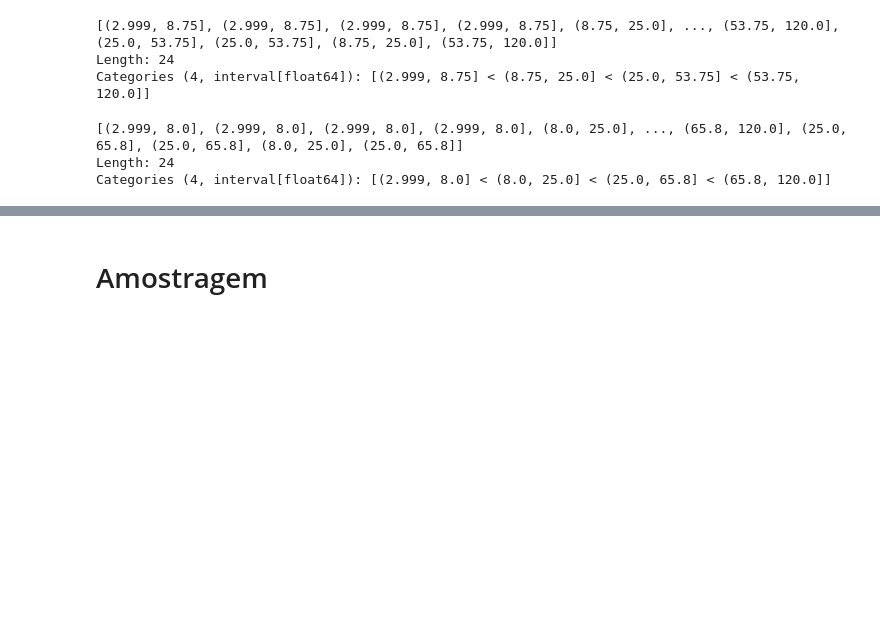
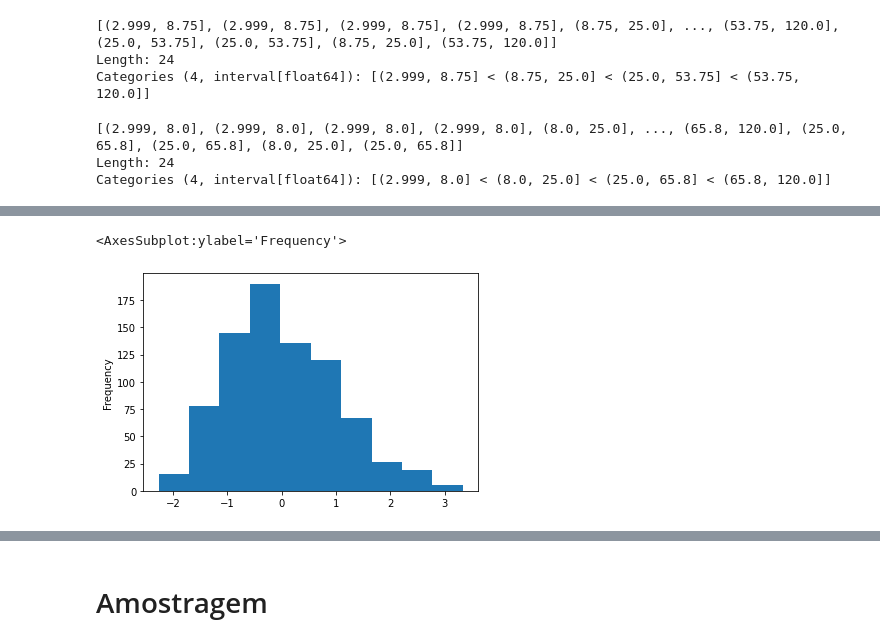
Before and after one commit to GCabral95/Codigos_Analise_Dados, a Jupyter notebook: Limpeza e Engenharia de Base.ipynb, the cells around one changed output, grey strips where cells are left out. Cells and saved outputs as stored; diff of their text form; code cells hidden in the pictures; blank space fills up the shorter version.

```diff
--- a/Limpeza e Engenharia de Base.ipynb
+++ b/Limpeza e Engenharia de Base.ipynb
@@ -530,0 +606,6 @@ txs2
+# %%
+# Standard Scale
+pokemon2['attack_escal'].plot.hist()
+# %% [output]
+<AxesSubplot:ylabel='Frequency'>
+[figure, added]
```
Also changed, not shown: parts of 45 cells of this notebook.
